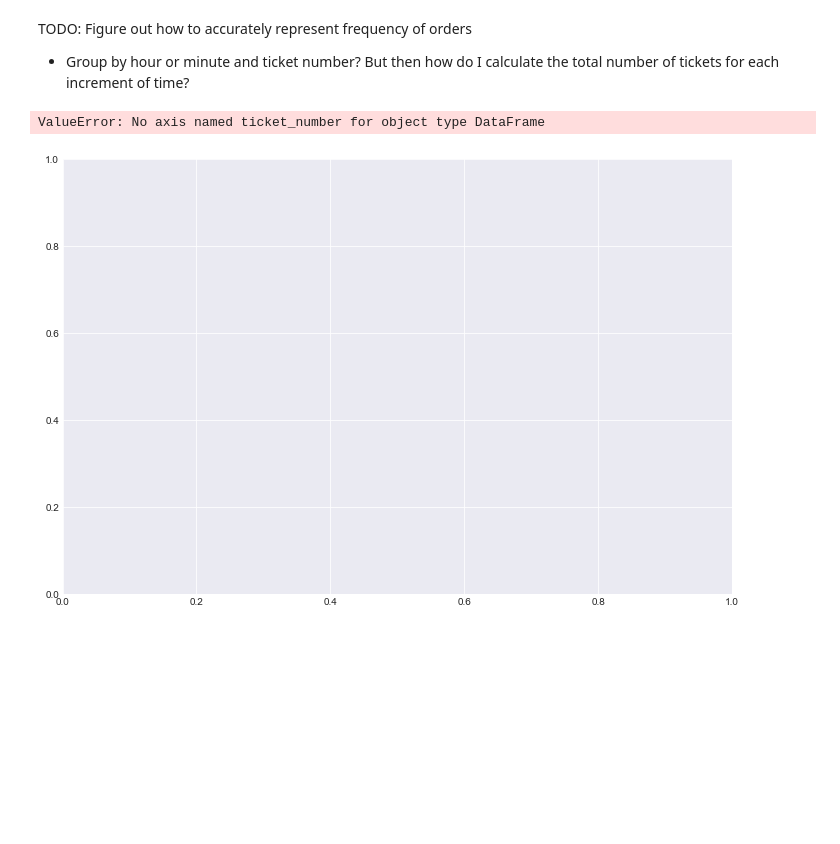
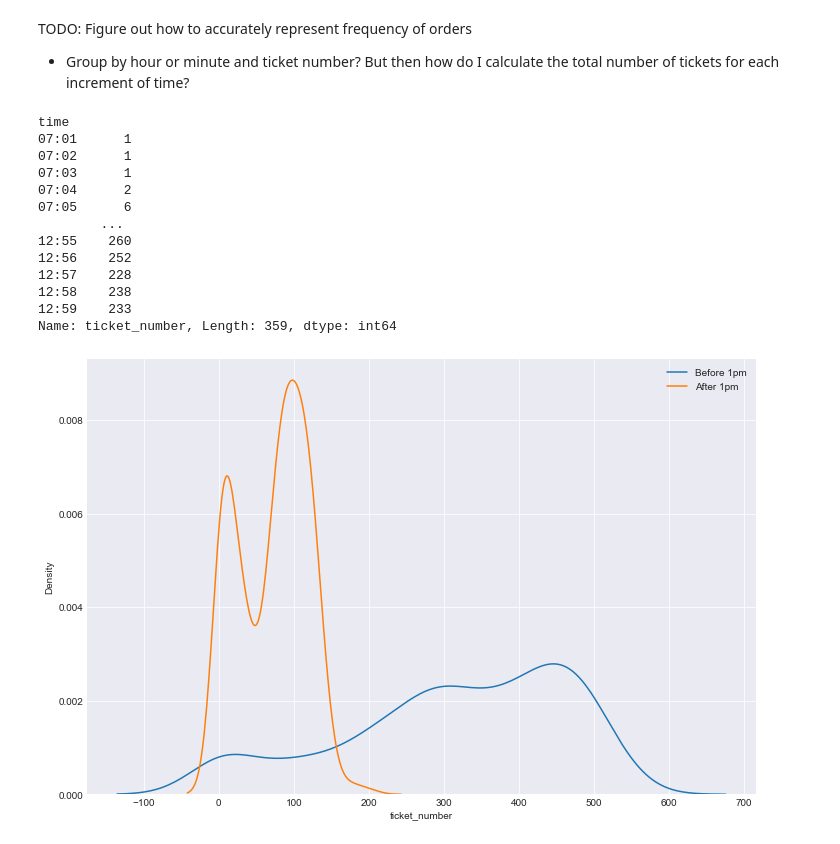
Before and after one commit to TrinityGahagen2K/french-bakery-analysis, a Jupyter notebook: french_bakery_analysis.ipynb, the cells around one changed output. Saved outputs shown, nothing was run; the diff lists cells and outputs as text; code cells hidden in the pictures; blank space fills up the shorter version.

```diff
--- a/french_bakery_analysis.ipynb
+++ b/french_bakery_analysis.ipynb
@@ -517,16 +515,28 @@ TODO: Figure out how to accurately represent frequency of orders
 # %%
 BEFORE_1PM = bakery['hour'] < 13
 
 fig, ax = plt.subplots(figsize=(12, 8))
 
-before_1pm = bakery.loc[BEFORE_1PM].groupby('time', 'ticket_number').size()
-after_1pm = bakery.loc[~BEFORE_1PM].groupby('time', 'ticket_number').size()
+before_1pm = bakery.loc[BEFORE_1PM].groupby('time')['ticket_number'].nunique()
+after_1pm = bakery.loc[~BEFORE_1PM].groupby('time')['ticket_number'].nunique()
 
 print(before_1pm)
 
 sns.kdeplot(data=before_1pm, label='Before 1pm', ax=ax)
 sns.kdeplot(data=after_1pm, label='After 1pm', ax=ax)
 ax.legend();
 # %% [output]
-ValueError: No axis named ticket_number for object type DataFrame
+time
+07:01      1
+07:02      1
+07:03      1
+07:04      2
+07:05      6
+        ...
+12:55    260
+12:56    252
+12:57    228
+12:58    238
+12:59    233
+Name: ticket_number, Length: 359, dtype: int64
-[figure, old version]
+[figure, new version]
```
Also changed, not shown: parts of 3 cells of this notebook.
